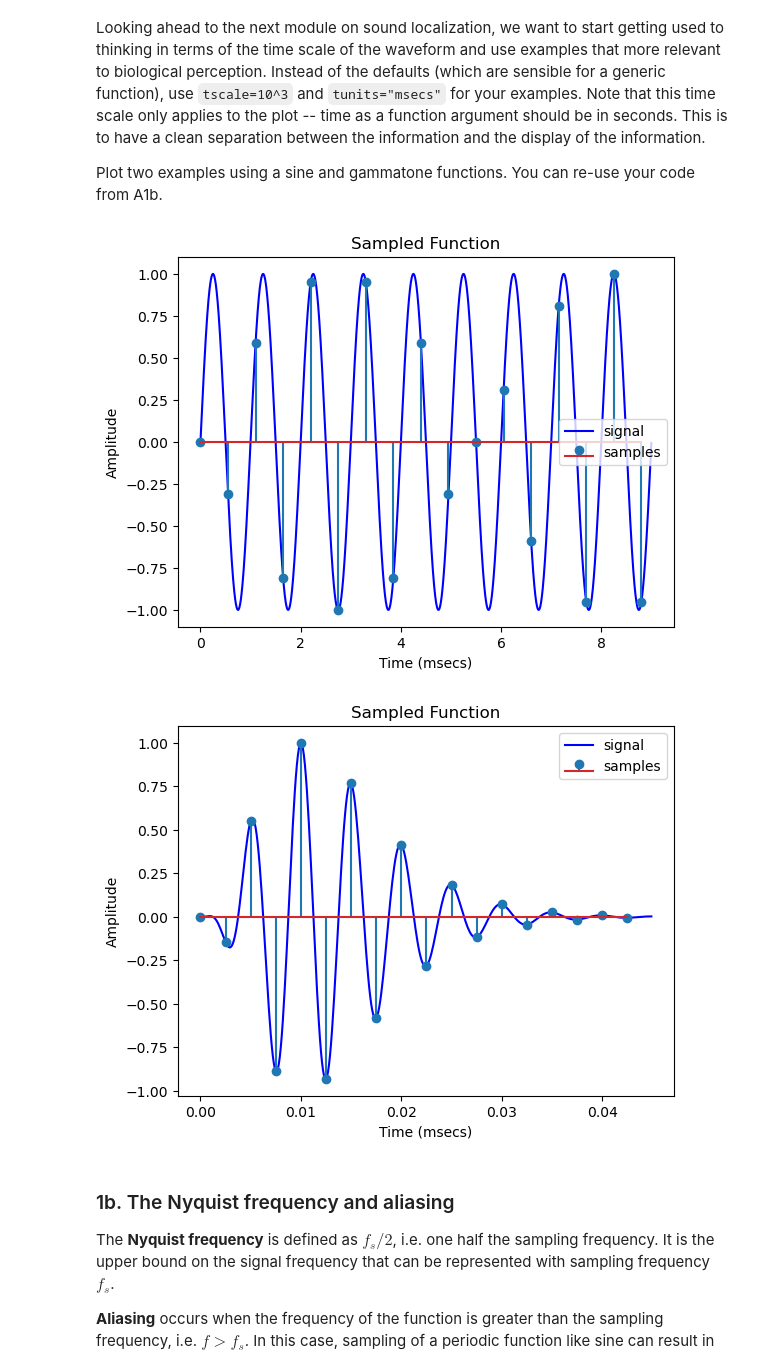
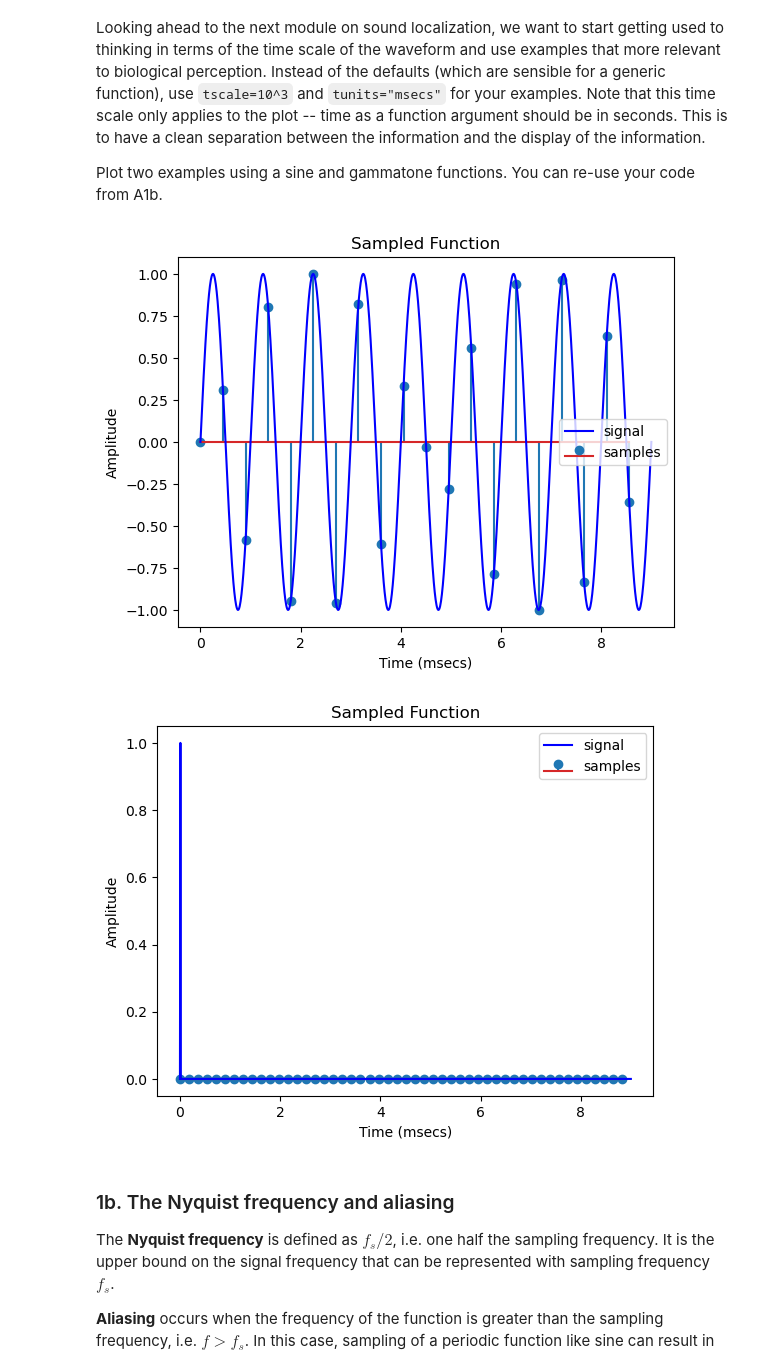
Before and after one commit to sakinkirti/CSDS364, a Jupyter notebook: A3a/A3a_sak207.ipynb, the cells around one changed output. Cells and saved outputs as stored; diff of their text form; code cells hidden in the pictures.

```diff
--- a/A3a/A3a_sak207.ipynb
+++ b/A3a/A3a_sak207.ipynb
@@ -52,31 +52,31 @@ Looking ahead to the next module on sound localization, we want to start getting
 
 Plot two examples using a sine and gammatone functions.  You can re-use your code from A1b.
 # %%
-def plot_sampled_function(g=np.sin, f:float=0.01 , fs:float=1, tlim:tuple=(0, 2*np.pi), tscale:float=1, tunits:str="secs"):
+def plot_sampled_function(t:float=None, g=np.sin, f:float=None, fs:float=1, tlim:tuple=(0, 2*np.pi), tscale:float=1, tunits:str="secs"):
     # function over tlim
-    T = np.arange(tlim[0]*tscale, tlim[1]*tscale, f)
-    F = g(T)
+    T = np.linspace(tlim[0]*tscale, tlim[1]*tscale, f * (tlim[1]-tlim[0])) if t is None else t
+    F = g(T, f=f) if f is not None else g(T)
 
     # sample
-    S = np.arange(tlim[0]*tscale, tlim[1]*tscale, fs)
-    F_s = g(S)
+    F_s = F[0::fs]
+    S = T[0::fs]
 
     # plot
+    plt.stem(S, F_s,label="samples")
     plt.plot(T, F, c='b', label="signal")
-    plt.stem(S, F_s,label="samples")
     plt.title("Sampled Function")
     plt.xlabel(f"Time ({tunits})")
     plt.ylabel("Amplitude")
     plt.legend()
     plt.show()
 # %%
-plot_sampled_function(g=f.sinewave,f=0.001, fs=0.55, tlim=(0, 1), tscale=10^3, tunits="msecs")
+plot_sampled_function(g=f.sinewave,f=1000, fs=50, tlim=(0, 1), tscale=10^3, tunits="msecs")
 # %% [output]
-[figure, old version]
+[figure, new version]
 # %%
-plot_sampled_function(g=f.gammatone, f=0.0001, fs=0.0025, tlim=(0, 0.005), tscale=10^3, tunits="msecs")
+plot_sampled_function(g=f.gammatone, f=1000, fs=20, tlim=(0, 1), tscale=10^3, tunits="msecs")
 # %% [output]
-[figure, old version]
+[figure, new version]
 # %% [markdown]
 ### 1b. The Nyquist frequency and aliasing
 
```
Also changed, not shown: parts of 17 cells of this notebook, 6 other files.
